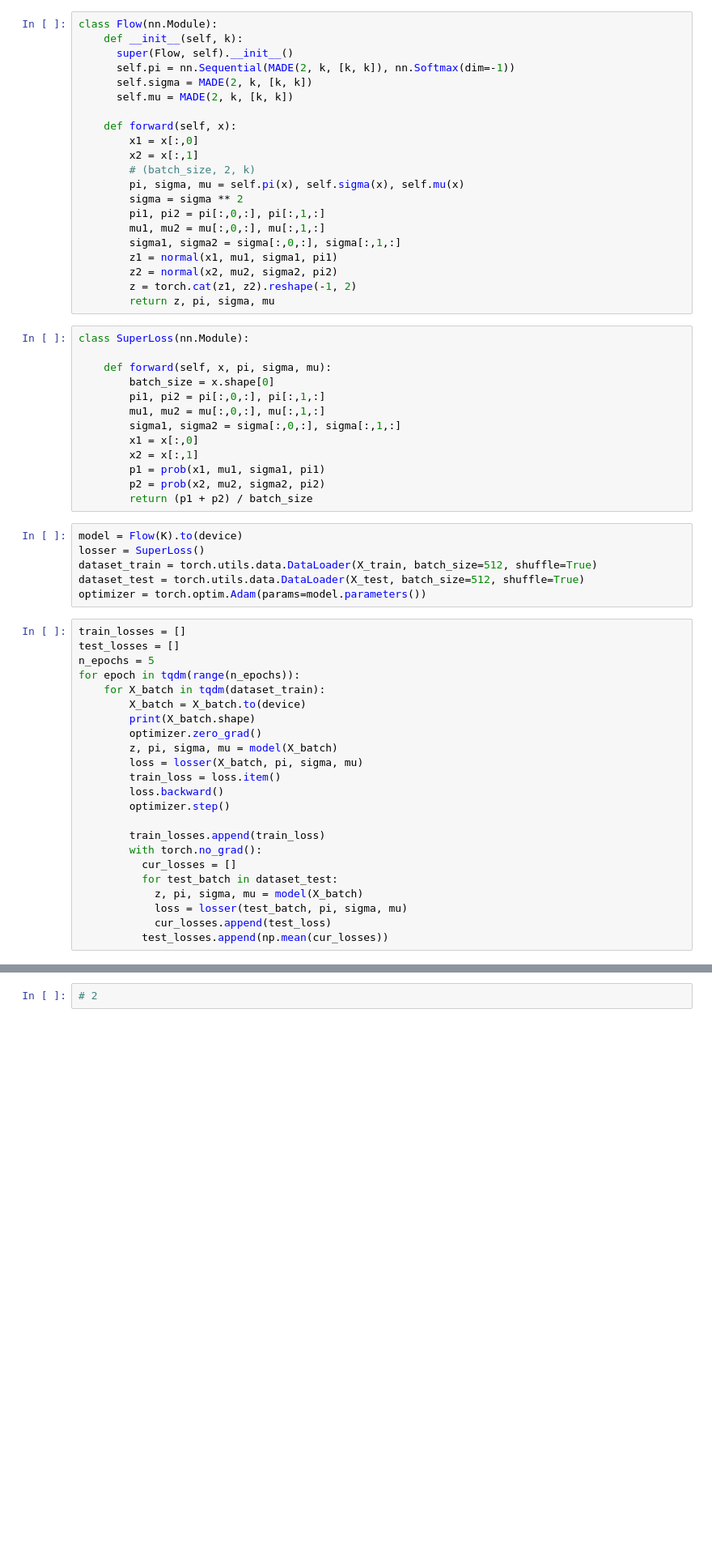
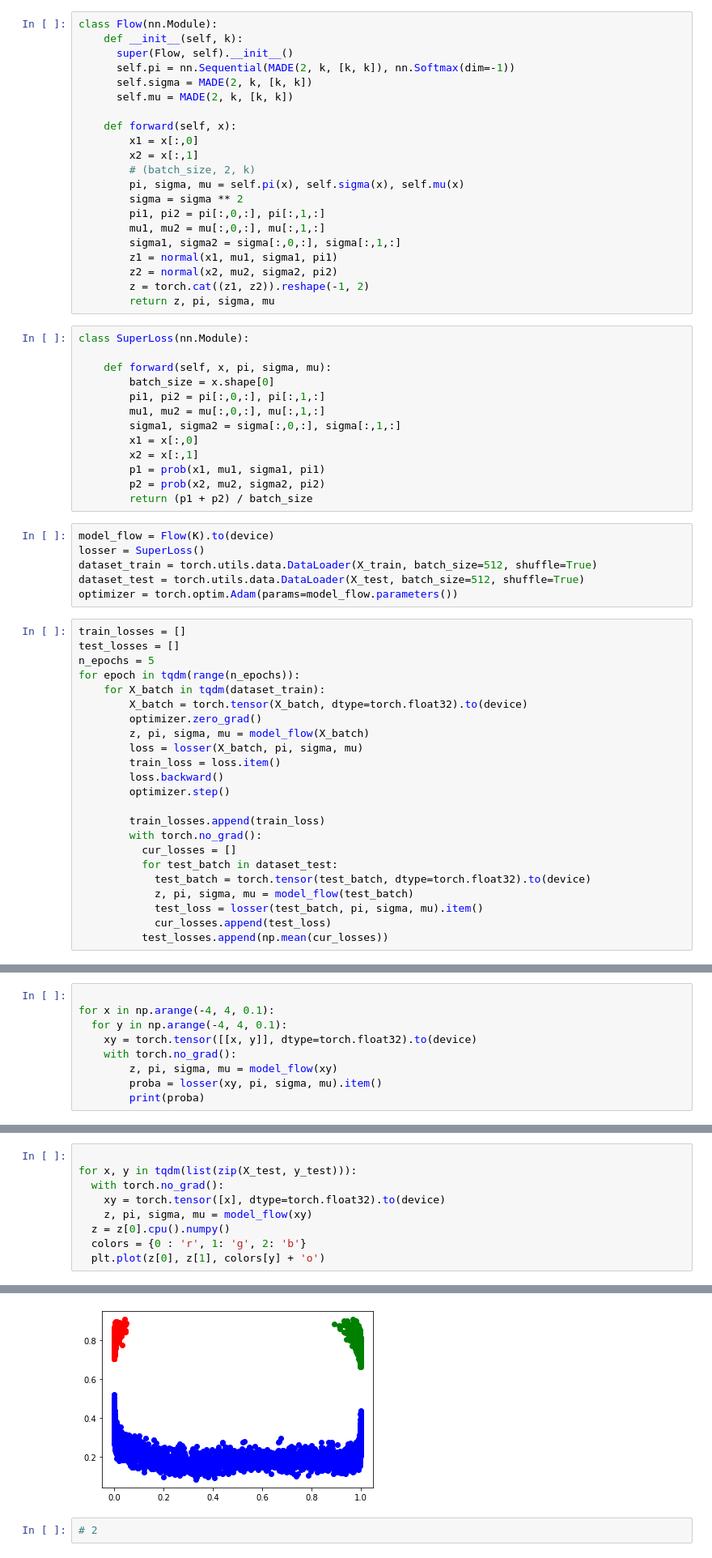
Before and after one commit to iisuslik43/dul, a Jupyter notebook: HW2.ipynb, the cells around one changed output, grey strips where cells are left out. Shown: that part at 81% size. Saved outputs shown, nothing was run; the diff lists cells and outputs as text; blank space fills up the shorter version.

```diff
--- a/HW2.ipynb
+++ b/HW2.ipynb
@@ -124,7 +134,7 @@ class Flow(nn.Module):
         sigma1, sigma2 = sigma[:,0,:], sigma[:,1,:]
         z1 = normal(x1, mu1, sigma1, pi1)
         z2 = normal(x2, mu2, sigma2, pi2)
-        z = torch.cat(z1, z2).reshape(-1, 2)
+        z = torch.cat((z1, z2)).reshape(-1, 2)
         return z, pi, sigma, mu
 # %%
 class SuperLoss(nn.Module):
@@ -140,21 +150,20 @@ class SuperLoss(nn.Module):
         p2 = prob(x2, mu2, sigma2, pi2)
         return (p1 + p2) / batch_size
 # %%
-model = Flow(K).to(device)
+model_flow = Flow(K).to(device)
 losser = SuperLoss()
 dataset_train = torch.utils.data.DataLoader(X_train, batch_size=512, shuffle=True)
 dataset_test = torch.utils.data.DataLoader(X_test, batch_size=512, shuffle=True)
-optimizer = torch.optim.Adam(params=model.parameters())
+optimizer = torch.optim.Adam(params=model_flow.parameters())
 # %%
 train_losses = []
 test_losses = []
 n_epochs = 5
 for epoch in tqdm(range(n_epochs)):
     for X_batch in tqdm(dataset_train):
-        X_batch = X_batch.to(device)
-        print(X_batch.shape)
+        X_batch = torch.tensor(X_batch, dtype=torch.float32).to(device)
         optimizer.zero_grad()
-        z, pi, sigma, mu = model(X_batch)
+        z, pi, sigma, mu = model_flow(X_batch)
         loss = losser(X_batch, pi, sigma, mu)
         train_loss = loss.item()
         loss.backward()
@@ -164,8 +173,9 @@ for epoch in tqdm(range(n_epochs)):
         with torch.no_grad():
           cur_losses = []
           for test_batch in dataset_test:
-            z, pi, sigma, mu = model(X_batch)
-            loss = losser(test_batch, pi, sigma, mu)
+            test_batch = torch.tensor(test_batch, dtype=torch.float32).to(device)
+            z, pi, sigma, mu = model_flow(test_batch)
+            test_loss = losser(test_batch, pi, sigma, mu).item()
             cur_losses.append(test_loss)
           test_losses.append(np.mean(cur_losses))
 # %% [output]
@@ -177,0 +192,9 @@ draw_losses(train_losses, test_losses)
+# %%
+
+for x in np.arange(-4, 4, 0.1):
+  for y in np.arange(-4, 4, 0.1):
+    xy = torch.tensor([[x, y]], dtype=torch.float32).to(device)
+    with torch.no_grad():
+        z, pi, sigma, mu = model_flow(xy)
+        proba = losser(xy, pi, sigma, mu).item()
+        print(proba)
@@ -177,0 +204,10 @@ draw_losses(train_losses, test_losses)
+# %%
+
+for x, y in tqdm(list(zip(X_test, y_test))):
+  with torch.no_grad():
+    xy = torch.tensor([x], dtype=torch.float32).to(device)
+    z, pi, sigma, mu = model_flow(xy)
+  z = z[0].cpu().numpy()
+  colors = {0 : 'r', 1: 'g', 2: 'b'}
+  plt.plot(z[0], z[1], colors[y] + 'o')
+# %% [output]
@@ -178,3 +215,4 @@ draw_losses(train_losses, test_losses)
+[figure, added]
 # %%
 # 2
 # %%
```
Also changed, not shown: parts of 14 cells of this notebook.
